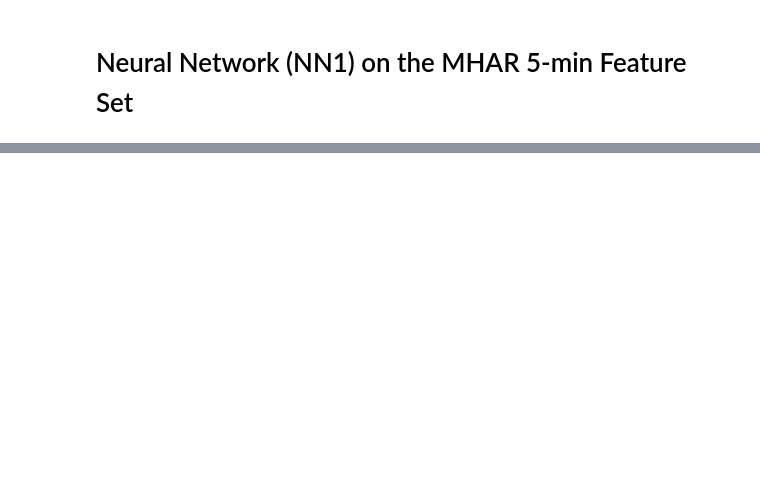
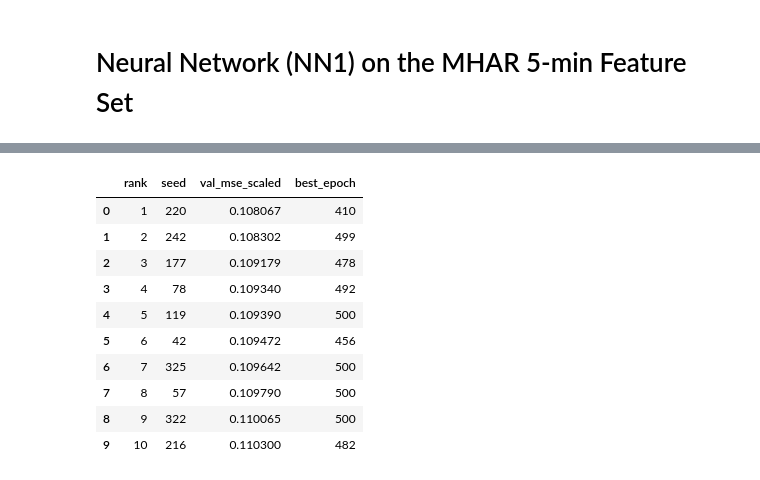
Before and after one commit to tobiasctpersson/MSc-Thesis, a Jupyter notebook: 5-min RV/Python Code/MHAR Results/Neural Networks/MHAR_5min_NN1.ipynb, the cells around one changed output, grey strips where cells are left out. Cells and saved outputs as stored; diff of their text form; code cells hidden in the pictures; blank space fills up the shorter version.

```diff
--- a/5-min RV/Python Code/MHAR Results/Neural Networks/MHAR_5min_NN1.ipynb
+++ b/5-min RV/Python Code/MHAR Results/Neural Networks/MHAR_5min_NN1.ipynb
@@ -683,0 +314,49 @@ NN1 Ensemble:
+# %%
+N_SEEDS = 400
+TOP_K = 5
+
+seed_records = []
+start_time = time.time()
+
+print(f"Training {N_SEEDS} independent NN1 networks...")
+for seed in range(N_SEEDS):
+    model_i, val_loss_i, best_epoch_i = train_nn1(
+        X_tr=X_train_scaled,
+        y_tr=y_train_scaled,
+        X_vl=X_val_scaled,
+        y_vl=y_val_scaled,
+        input_dim=input_dim,
+        seed=seed
+    )
+    seed_records.append({
+        "seed": seed,
+        "val_loss": val_loss_i,
+        "best_epoch": best_epoch_i,
+        "model": model_i
+    })
+
+    if (seed + 1) % 25 == 0:
+        elapsed = (time.time() - start_time) / 60
+        print(f"  Completed {seed + 1:3d}/{N_SEEDS} seeds | Elapsed: {elapsed:.2f} min")
+
+elapsed = (time.time() - start_time) / 60
+print(f"\nTraining time: {elapsed:.2f} minutes")
+
+# Rank by validation loss
+seed_records.sort(key=lambda x: x["val_loss"])
+best_network = seed_records[0]
+top5_networks = seed_records[:TOP_K]
+
+ranking_df = pd.DataFrame([
+    {
+        "rank": i + 1,
+        "seed": rec["seed"],
+        "val_mse_scaled": rec["val_loss"],
+        "best_epoch": rec["best_epoch"]
+    }
+    for i, rec in enumerate(seed_records)
+])
+
+print("\nTop seeds by validation MSE:")
+display(ranking_df.head(10))
+# %% [output]
@@ -683,0 +380,11 @@ NN1 Ensemble:
+|  | rank | seed | val_mse_scaled | best_epoch |
+| 0 | 1 | 220 | 0.108067 | 410 |
+| 1 | 2 | 242 | 0.108302 | 499 |
+| 2 | 3 | 177 | 0.109179 | 478 |
+| 3 | 4 | 78 | 0.109340 | 492 |
+| 4 | 5 | 119 | 0.109390 | 500 |
+| 5 | 6 | 42 | 0.109472 | 456 |
+| 6 | 7 | 325 | 0.109642 | 500 |
+| 7 | 8 | 57 | 0.109790 | 500 |
+| 8 | 9 | 322 | 0.110065 | 500 |
+| 9 | 10 | 216 | 0.110300 | 482 |
```
Also changed, not shown: parts of 48 cells of this notebook, 57 other files.
